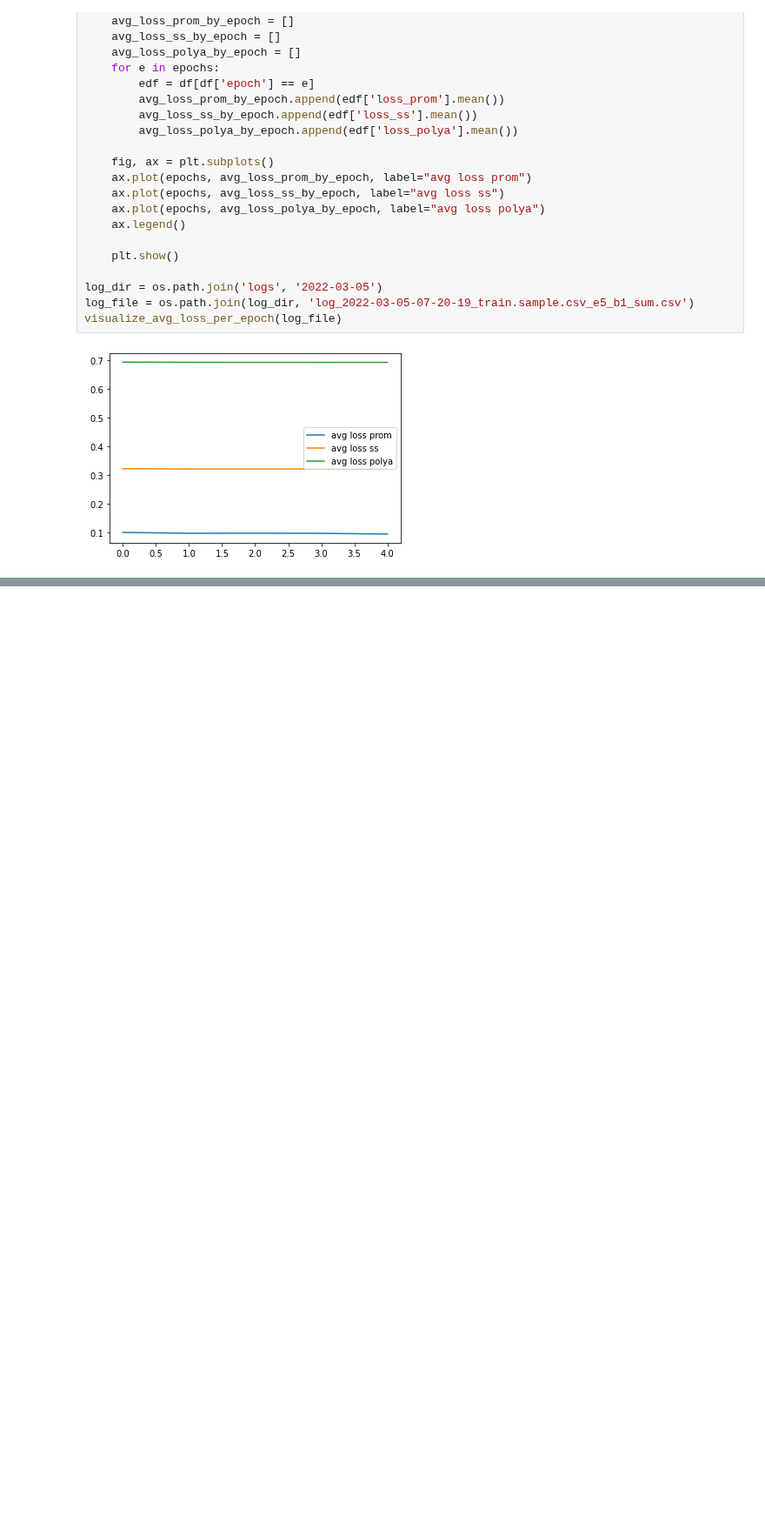
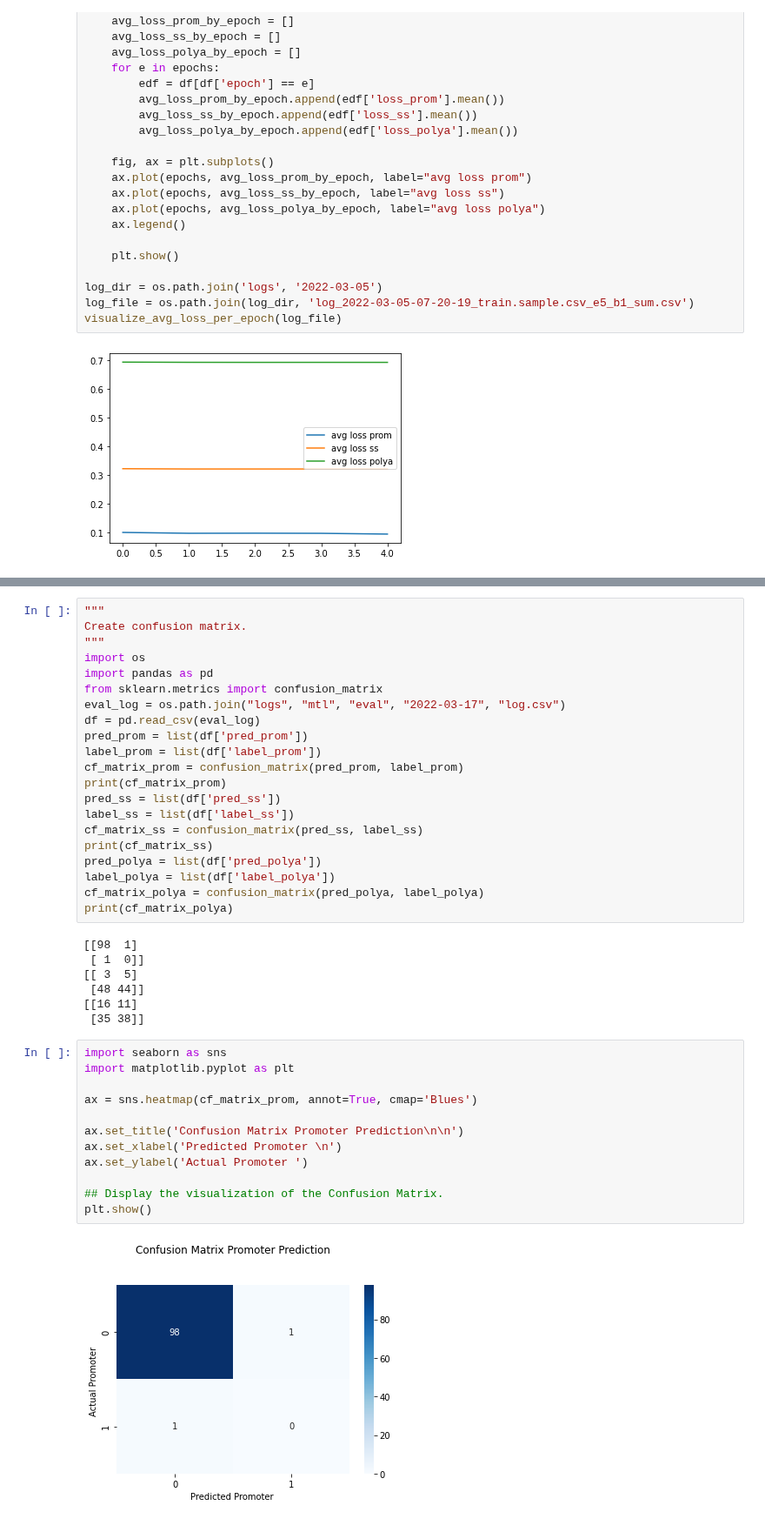
Before and after one commit to anwari32/sequence-processing, a Jupyter notebook: visualisation.ipynb, the cells around one changed output, grey strips where cells are left out. Shown at 87% size. Drawn from its saved outputs; the diff is of its cells as text; blank space fills up the shorter version.

Commit message:
added aws key. added script for confusion matrix.

```diff
--- a/visualisation.ipynb
+++ b/visualisation.ipynb
@@ -71,0 +123,42 @@ visualize_avg_loss_per_epoch(log_file)
+# %%
+"""
+Create confusion matrix.
+"""
+import os
+import pandas as pd
+from sklearn.metrics import confusion_matrix
+eval_log = os.path.join("logs", "mtl", "eval", "2022-03-17", "log.csv")
+df = pd.read_csv(eval_log)
+pred_prom = list(df['pred_prom'])
+label_prom = list(df['label_prom'])
+cf_matrix_prom = confusion_matrix(pred_prom, label_prom)
+print(cf_matrix_prom)
+pred_ss = list(df['pred_ss'])
+label_ss = list(df['label_ss'])
+cf_matrix_ss = confusion_matrix(pred_ss, label_ss)
+print(cf_matrix_ss)
+pred_polya = list(df['pred_polya'])
+label_polya = list(df['label_polya'])
+cf_matrix_polya = confusion_matrix(pred_polya, label_polya)
+print(cf_matrix_polya)
+# %% [output]
+[[98  1]
+ [ 1  0]]
+[[ 3  5]
+ [48 44]]
+[[16 11]
+ [35 38]]
+# %%
+import seaborn as sns
+import matplotlib.pyplot as plt
+
+ax = sns.heatmap(cf_matrix_prom, annot=True, cmap='Blues')
+
+ax.set_title('Confusion Matrix Promoter Prediction\n\n')
+ax.set_xlabel('Predicted Promoter \n')
+ax.set_ylabel('Actual Promoter ')
+
+## Display the visualization of the Confusion Matrix.
+plt.show()
+# %% [output]
+[figure, added]
```
Also changed, not shown: parts of 3 cells of this notebook, 5 other files.
